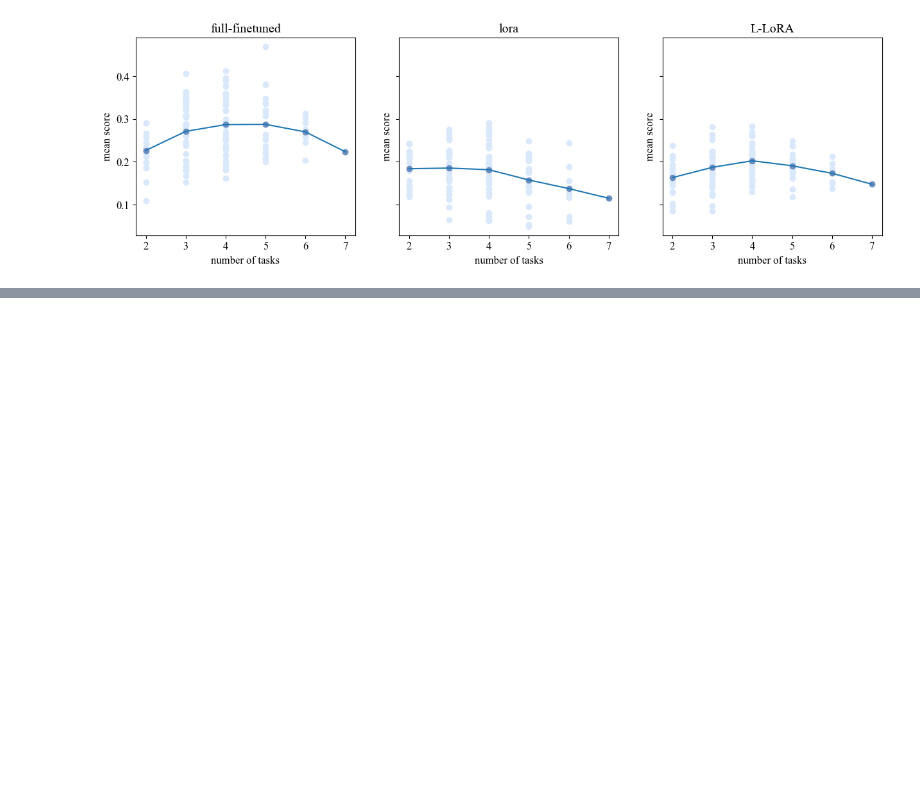
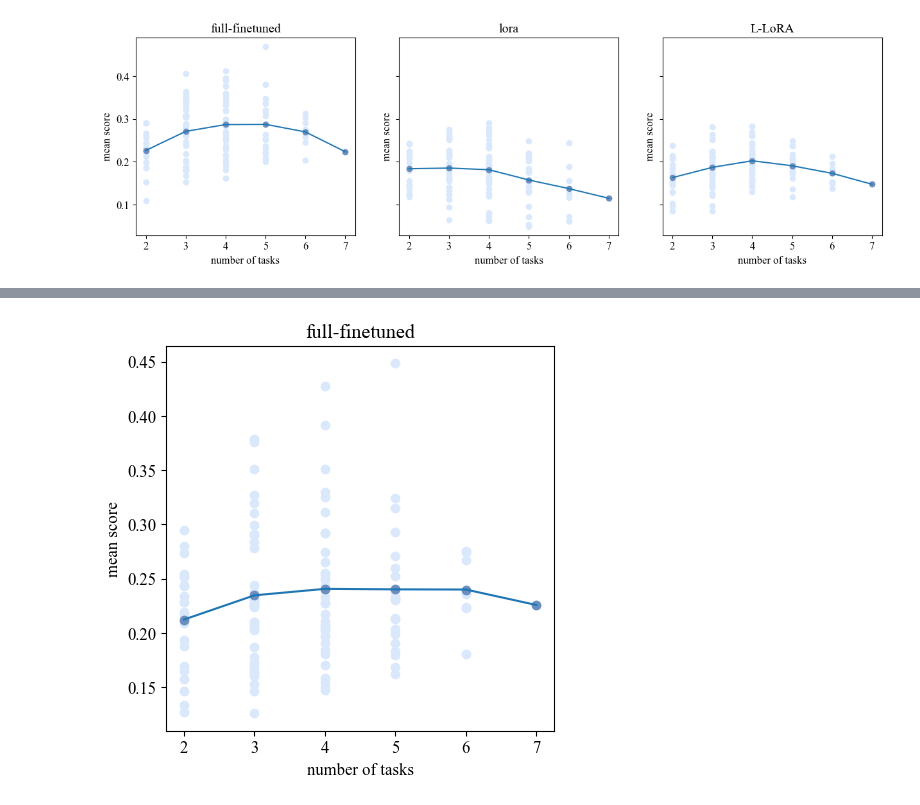
Before and after one commit to tanganke/peta, a Jupyter notebook: results/flan-t5-base/task_addition.ipynb, the cells around one changed output, grey strips where cells are left out. Cells and saved outputs as stored; diff of their text form; code cells hidden in the pictures; blank space fills up the shorter version.

```diff
--- a/results/flan-t5-base/task_addition.ipynb
+++ b/results/flan-t5-base/task_addition.ipynb
@@ -480,0 +483,13 @@ plt.show()
+# %%
+fft_data = {
+    num_tasks: pd.read_csv(f"fft_ties_merging_num-tasks={num_tasks}.csv")
+    for num_tasks in range(2, 8)
+}
+lora_data = {
+    num_tasks: pd.read_csv(f"lora_ties_merging_num-tasks={num_tasks}.csv")
+    for num_tasks in range(2, 8)
+}
+# l_lora_data = {
+#     num_tasks: pd.read_csv(f"l_lora_ties_merging_num-tasks={num_tasks}.csv")
+#     for num_tasks in range(2, 8)
+# }
@@ -480,0 +536,31 @@ plt.show()
+# %%
+title = 'full-finetuned'
+data = fft_data
+# --------------
+results = get_max_row_mean(data)
+# for num_tasks in results:
+#     print(num_tasks)
+#     display(results[num_tasks])
+
+fig, axes = plt.subplots(1,1,figsize=(5,5), squeeze=False)
+ax: plt.Axes = axes[0,0]
+Y_mean = []
+for num_tasks in results:
+    Y = np.array(results[num_tasks]['mean'])
+    X = np.ones_like(Y) * num_tasks
+    Y_mean.append(Y.mean())
+    ax.scatter(X, Y, color = '#DAE8FC')
+    ax.scatter([num_tasks], [Y.mean()], color = '#6C8EBF')
+ax.plot(np.array(list(results.keys())), np.array(Y_mean))
+
+ax.set_title(title)
+ax.set_xlabel('number of tasks')
+ax.set_ylabel('mean score')
+plt.show()
+
+# --------------
+for num_tasks in results.keys():
+    df: pd.DataFrame = results[num_tasks]
+    df.to_csv(f"reduced/fft_ties_merging_num-tasks={num_tasks}.csv", index=False)
+# %% [output]
+[figure, added]
```
Also changed, not shown: parts of 5 cells of this notebook, 15 other files.
